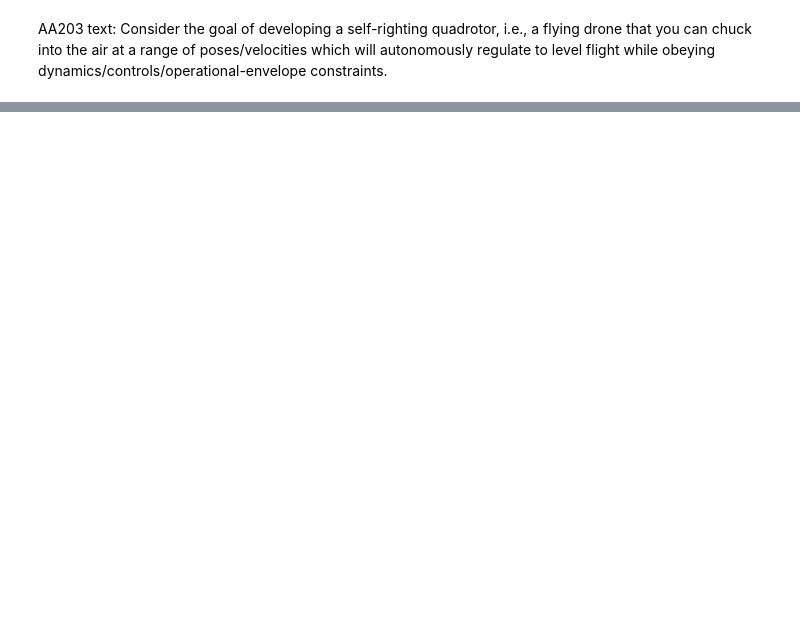
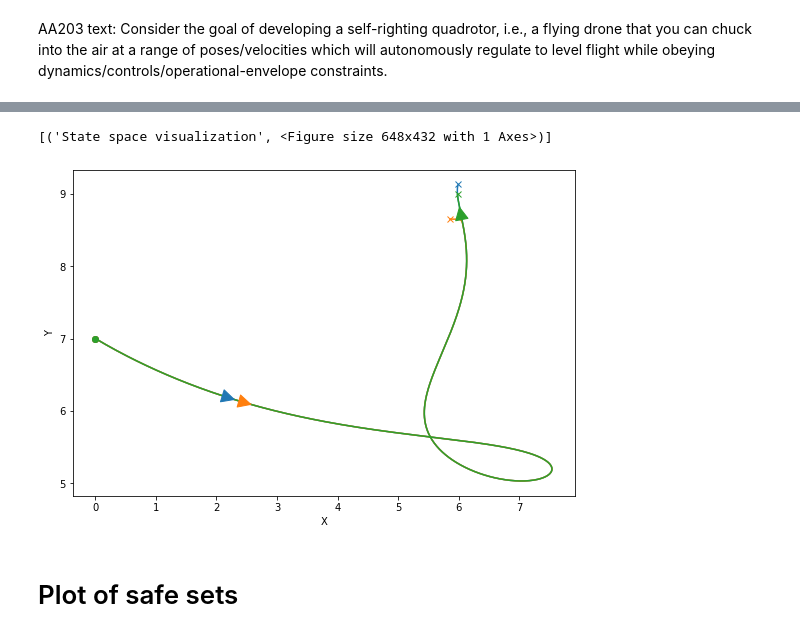
Before and after one commit to UCSD-SASLab/refineCBF, a Jupyter notebook: examples/quad_vertical.ipynb, the cells around one changed output, grey strips where cells are left out. Cells and saved outputs as stored; diff of their text form; code cells hidden in the pictures; blank space fills up the shorter version.

Commit message:
Added quad example

```diff
--- a/examples/quad_vertical.ipynb
+++ b/examples/quad_vertical.ipynb
@@ -502,0 +289,41 @@ import matplotlib.animation as anim
+# %%
+A, B = extended_dyn.linearized_ct_dynamics(x_nom, u_nom)
+
+A_d, B_d = extended_dyn.linearized_dt_dynamics(x_nom, u_nom)
+
+Q = np.diag([1, 0.1, 1., 0.1, 1, 1])
+R = np.eye(2)
+
+K = utils.lqr(A_d, B_d, Q, R)
+
+A_cl = A - B @ K
+assert (np.linalg.eig(A_cl)[0] < 0).all(), "System is not stable"
+# %%
+control_at_rest = 0.5 * dyn.mass * dyn.g * np.ones(2)
+
+nominal_control = lambda u_ref, x_ref, F: lambda x, t: np.atleast_2d(np.clip(u_ref -
+                                (F @ (x - x_ref).T).T, umin, umax))
+alpha = lambda x: 5 * x
+x0 = np.array([0, 4., 7., -2., - np.pi/4, 0.])
+x_goal = np.array([6., 0., 9., 0., 0., 0.])
+nom_control = nominal_control(control_at_rest, x_goal, K)
+cbf_asif = ControlAffineASIF(extended_dyn, quad_extended_cbf, alpha=alpha, nominal_policy=nom_control,
+                             umin=umin, umax=umax)
+cbvf_asif = ControlAffineASIF(extended_dyn, quad_extended_tabular_cbf, alpha=alpha, nominal_policy=nom_control,
+                              umin=umin, umax=umax)
+# %%
+experiment = RolloutTrajectory('quad', start_x=x0, n_sims_per_start=1, t_sim=8)
+# %%
+import logging
+logging.getLogger('cbf_opt').setLevel(level=logging.ERROR)
+results_df = experiment.run(extended_dyn, {'Nominal': nom_control,
+                                           'Analytical': cbf_asif,
+                                           'CBVF': cbvf_asif})
+# %%
+ss_exp = StateSpaceExperiment('quad', x_indices=[0, 2], start_x=x0, n_sims_per_start=1, t_sim=8)
+ss_exp.plot(extended_dyn, results_df)
+# %% [output]
+[('State space visualization', <Figure size 648x432 with 1 Axes>)]
+[figure, added]
+# %% [markdown]
+# Plot of safe sets
```
Also changed, not shown: parts of 91 cells of this notebook, 3 other files.
